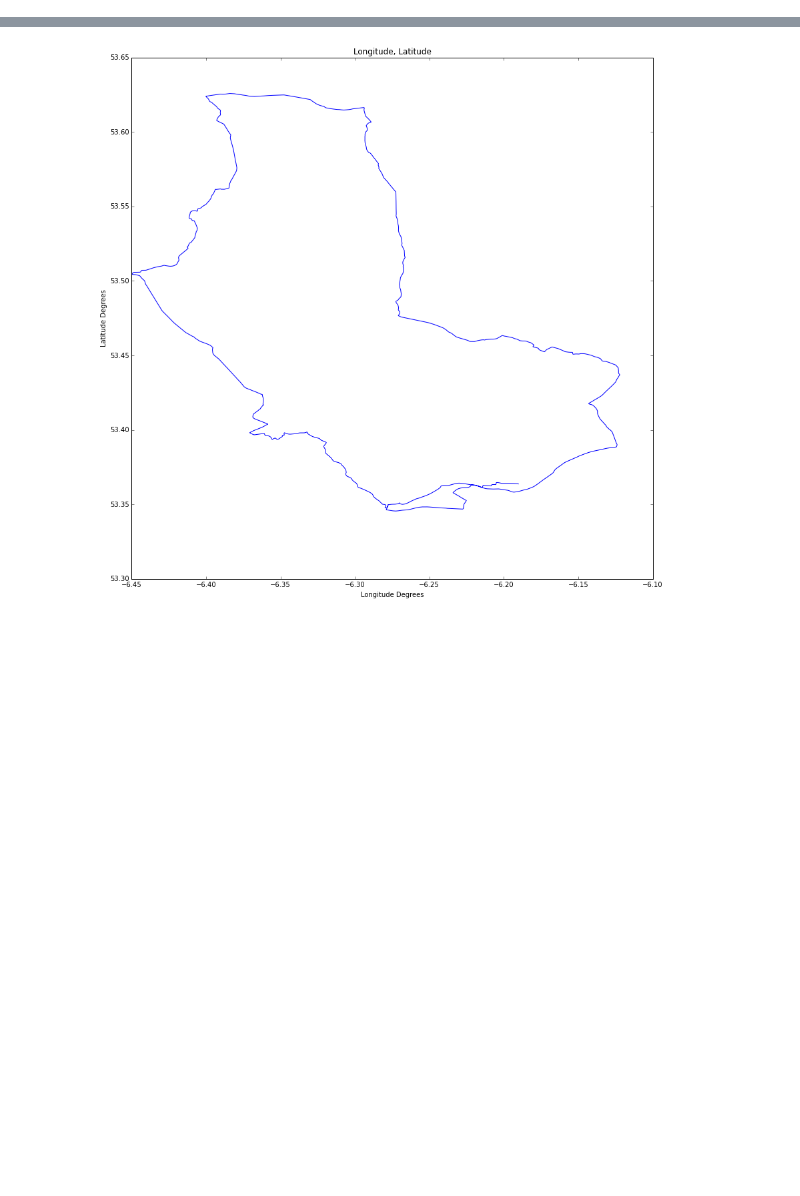
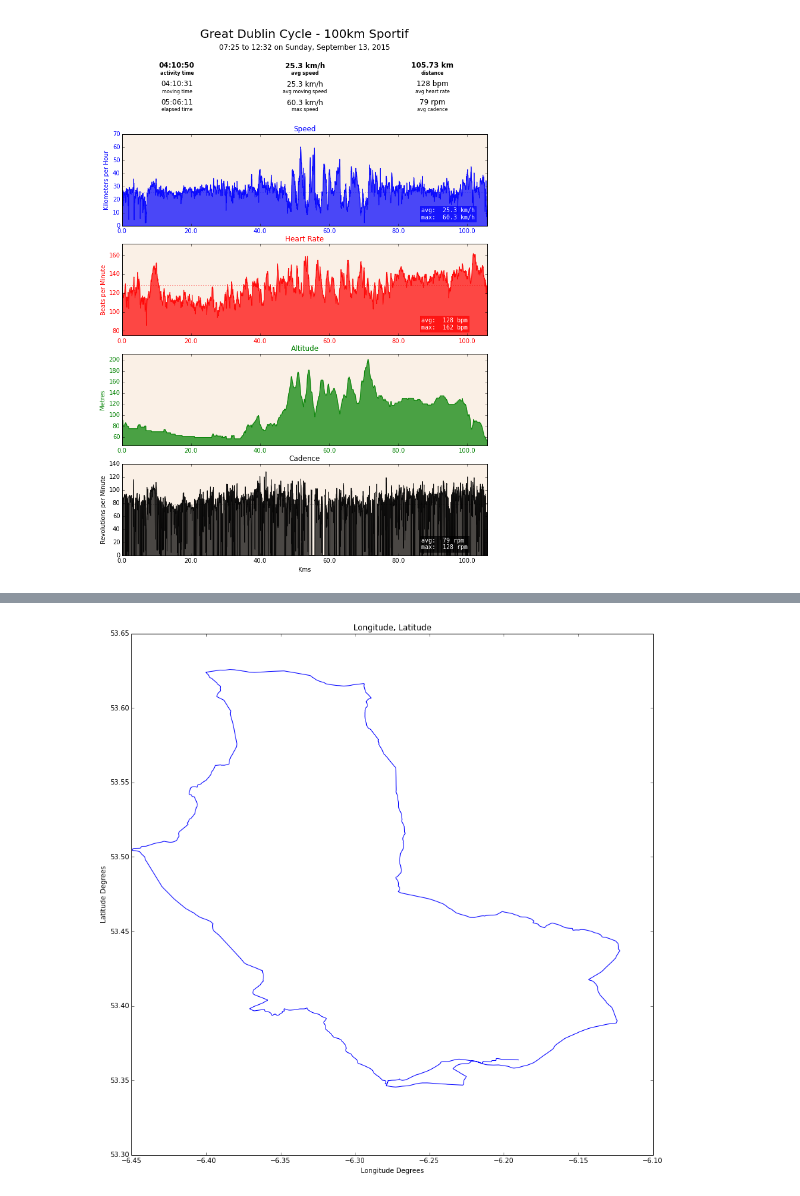
Before and after one commit to patclaffey/docker_jupyter, a Jupyter notebook: notebooks/Summary.ipynb, the cells around one changed output, grey strips where cells are left out. Drawn from its saved outputs; the diff is of its cells as text; code cells hidden in the pictures; blank space fills up the shorter version.

Commit message:
updating summary notebook

```diff
--- a/notebooks/Summary.ipynb
+++ b/notebooks/Summary.ipynb
@@ -724,0 +50,20 @@ df_moving[['interval10','heart_rate']].groupby('interval10').mean().tail()
+# %%
+fig, axes = plt.subplots(nrows=5, ncols=1,  figsize=(11, 16))
+
+output_header(df, axes)
+
+plot_control = get_plot_controls('speed',activity_xlabel = '')
+_ = plot_distance(df_moving, plot_control, axes[1])
+
+plot_control = get_plot_controls('heart_rate',activity_xlabel = '')
+_ = plot_distance(df_moving, plot_control, axes[2])
+
+plot_control = get_plot_controls('altitude',activity_xlabel = '')
+_ = plot_distance(df_moving, plot_control, axes[3])
+
+plot_control = get_plot_controls('cadence',activity_xlabel = 'Kms')
+_ = plot_distance(df_moving, plot_control, axes[4])
+
+fig.savefig('summary_distance.png', bbox_inches='tight')
+# %% [output]
+[figure, added]
```
Also changed, not shown: parts of 42 cells of this notebook, 18 other files.
